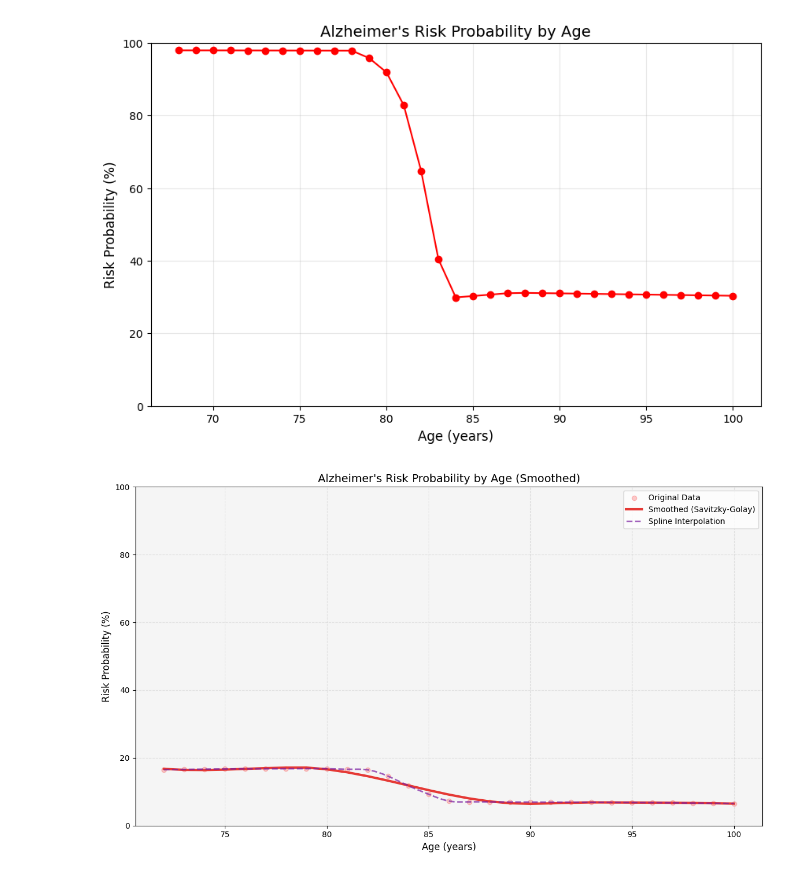
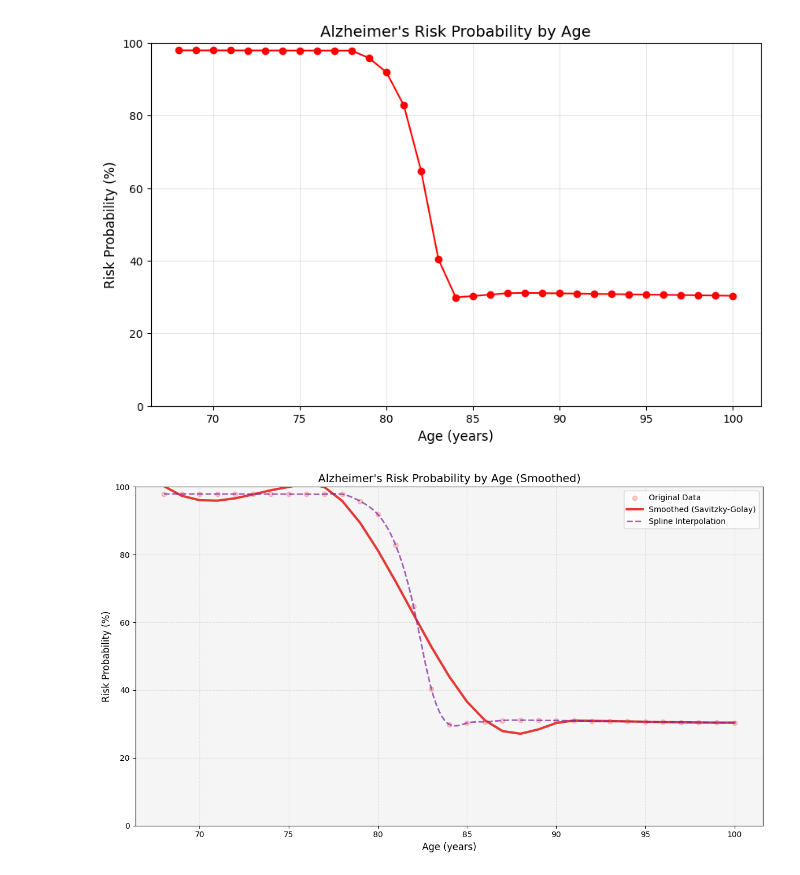
Before and after one commit to Spakshots/NeuroCurve, a Jupyter notebook: NeuroPy/nnTest.ipynb, the cells around one changed output. Cells and saved outputs as stored; diff of their text form; code cells hidden in the pictures.

```diff
--- a/NeuroPy/nnTest.ipynb
+++ b/NeuroPy/nnTest.ipynb
@@ -236,11 +236,11 @@ def plot_risk_over_age2(model, age_variants_df, scaler):
 # %%
 # Assuming you have:
 # - model: Your trained PyTorch model
 # - X: Your feature DataFrame
 # - scaler: The scaler used during training
 
-sample_df = X.iloc[[22]]  # Select patient
+sample_df = X.iloc[[13]]  # Select patient
 patient_age_risk = generate_age_risk(sample_df)
 plot_risk_over_age2(model, patient_age_risk, scaler)  # Note the added scaler parameter
 # %% [output]
-[figure, old version]
+[figure, new version]
```
Also changed, not shown: parts of 1 cell of this notebook.
